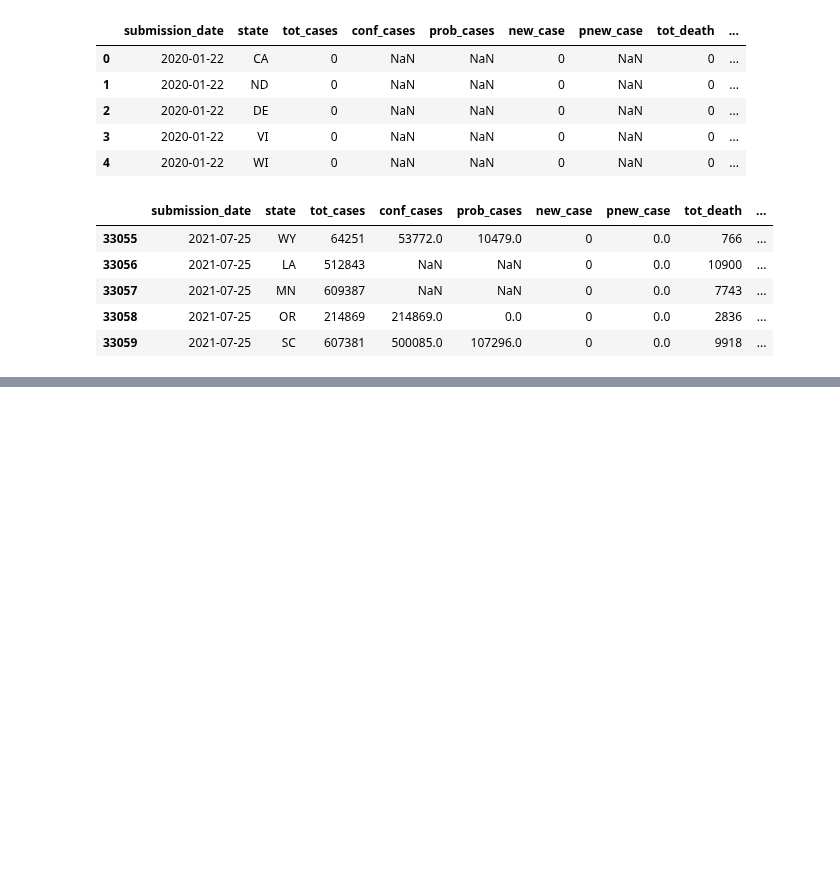
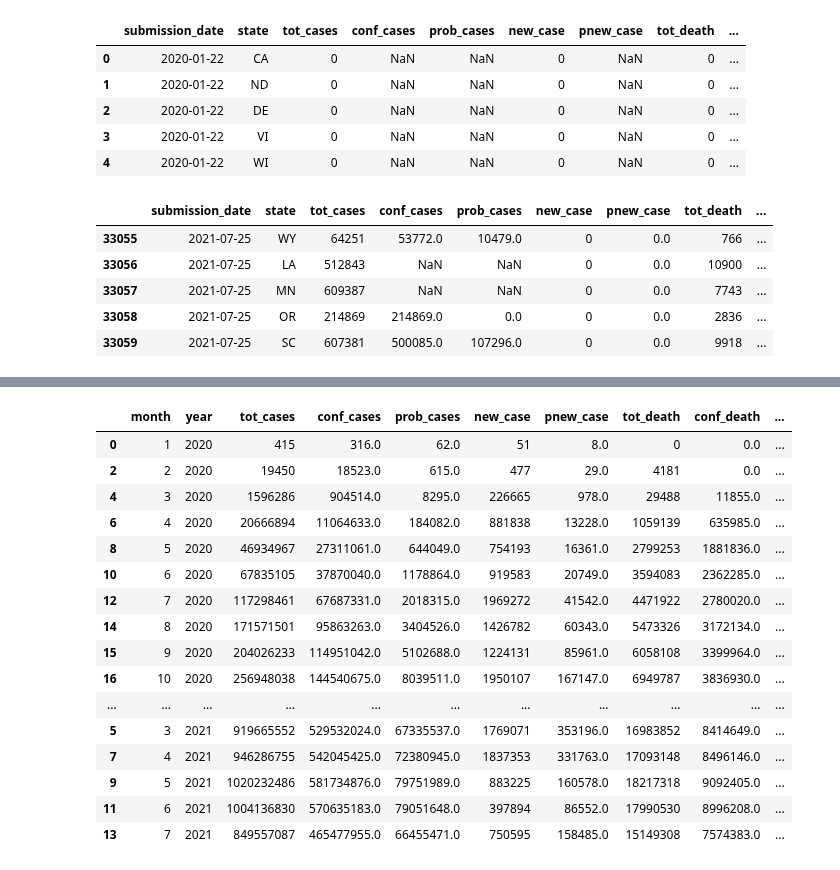
Before and after one commit to arquillen-py/jupyter-books, a Jupyter notebook: covidky.ipynb, the cells around one changed output, grey strips where cells are left out. Cells and saved outputs as stored; diff of their text form; code cells hidden in the pictures; blank space fills up the shorter version.

```diff
--- a/covidky.ipynb
+++ b/covidky.ipynb
@@ -119,0 +132,27 @@ DatetimeIndex(['2020-01-22', '2020-01-22', '2020-01-22', '2020-01-22',
+# %%
+dfGroupedMonthYear = df.groupby(by = [df.index.month, df.index.year]).sum() #Group by month and year
+dfGroupedMonthYear.index.names = ["month", "year"] # Rename the indices, as they can't be reset if they match an already existing column, in this case submission_date
+dfGroupedMonthYear = dfGroupedMonthYear.reset_index() # Resets the indices to the default. Gives us state, month, and year as 2 new columns
+
+dfGroupedMonthYear["month_year"] = dfGroupedMonthYear["month"].astype(str) + "/" + dfGroupedMonthYear["year"].astype(str) # Create a new column for month + year
+dfGroupedMonthYear["month_year"] = pd.to_datetime(dfGroupedMonthYear["month_year"]) # Convert new column to DateTime data type
+dfGroupedMonthYear = dfGroupedMonthYear.sort_values(by = ["month_year"]) # Sort by month_year ascending
+dfGroupedMonthYear.head(19)
+# %% [output]
+|  | month | year | tot_cases | conf_cases | prob_cases | new_case | pnew_case | tot_death | conf_death | ... |
+| 0 | 1 | 2020 | 415 | 316.0 | 62.0 | 51 | 8.0 | 0 | 0.0 | ... |
+| 2 | 2 | 2020 | 19450 | 18523.0 | 615.0 | 477 | 29.0 | 4181 | 0.0 | ... |
+| 4 | 3 | 2020 | 1596286 | 904514.0 | 8295.0 | 226665 | 978.0 | 29488 | 11855.0 | ... |
+| 6 | 4 | 2020 | 20666894 | 11064633.0 | 184082.0 | 881838 | 13228.0 | 1059139 | 635985.0 | ... |
+| 8 | 5 | 2020 | 46934967 | 27311061.0 | 644049.0 | 754193 | 16361.0 | 2799253 | 1881836.0 | ... |
+| 10 | 6 | 2020 | 67835105 | 37870040.0 | 1178864.0 | 919583 | 20749.0 | 3594083 | 2362285.0 | ... |
+| 12 | 7 | 2020 | 117298461 | 67687331.0 | 2018315.0 | 1969272 | 41542.0 | 4471922 | 2780020.0 | ... |
+| 14 | 8 | 2020 | 171571501 | 95863263.0 | 3404526.0 | 1426782 | 60343.0 | 5473326 | 3172134.0 | ... |
+| 15 | 9 | 2020 | 204026233 | 114951042.0 | 5102688.0 | 1224131 | 85961.0 | 6058108 | 3399964.0 | ... |
+| 16 | 10 | 2020 | 256948038 | 144540675.0 | 8039511.0 | 1950107 | 167147.0 | 6949787 | 3836930.0 | ... |
+| ... | ... | ... | ... | ... | ... | ... | ... | ... | ... | ... |
+| 5 | 3 | 2021 | 919665552 | 529532024.0 | 67335537.0 | 1769071 | 353196.0 | 16983852 | 8414649.0 | ... |
+| 7 | 4 | 2021 | 946286755 | 542045425.0 | 72380945.0 | 1837353 | 331763.0 | 17093148 | 8496146.0 | ... |
+| 9 | 5 | 2021 | 1020232486 | 581734876.0 | 79751989.0 | 883225 | 160578.0 | 18217318 | 9092405.0 | ... |
+| 11 | 6 | 2021 | 1004136830 | 570635183.0 | 79051648.0 | 397894 | 86552.0 | 17990530 | 8996208.0 | ... |
+| 13 | 7 | 2021 | 849557087 | 465477955.0 | 66455471.0 | 750595 | 158485.0 | 15149308 | 7574383.0 | ... |
```
Also changed, not shown: parts of 16 cells of this notebook.
